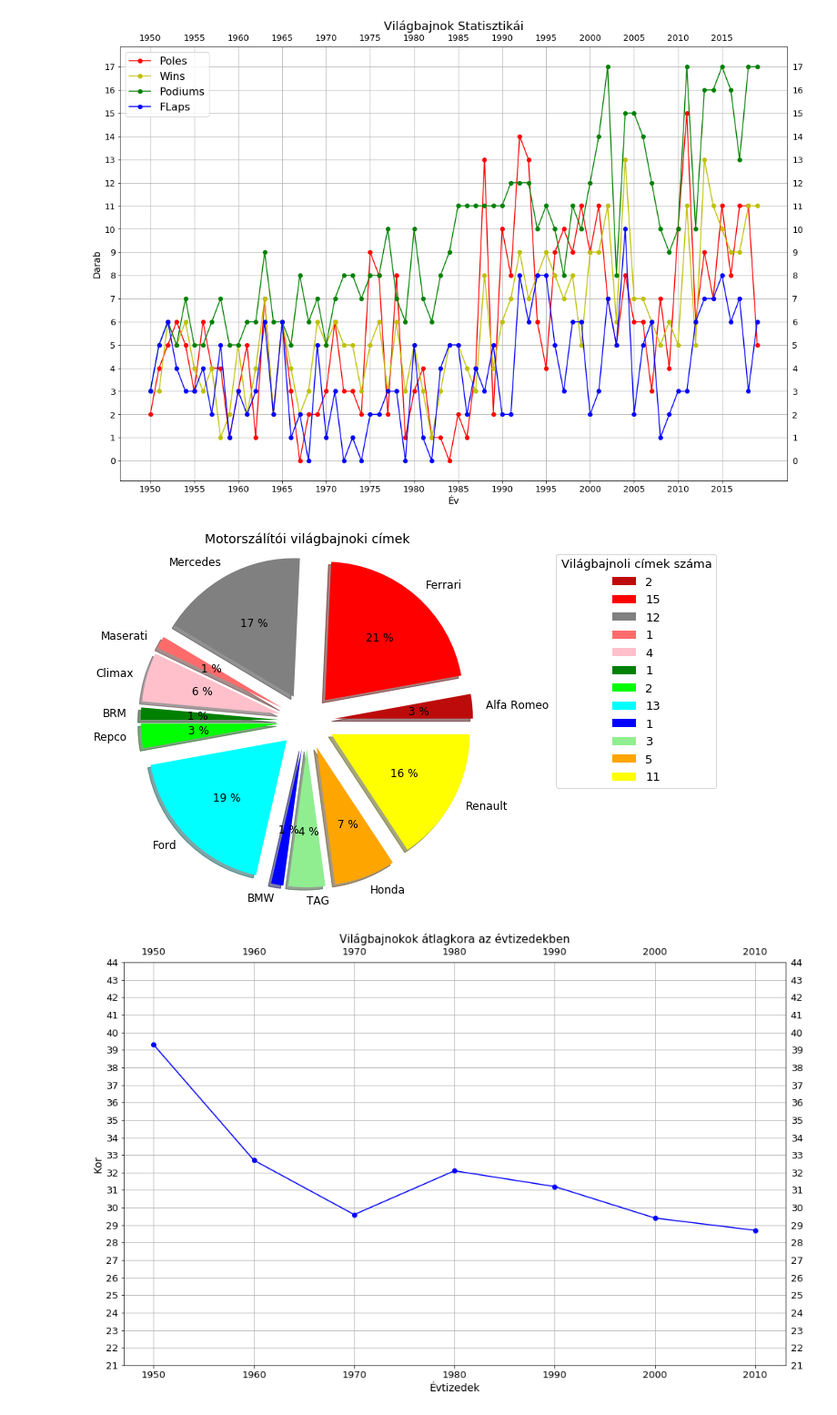
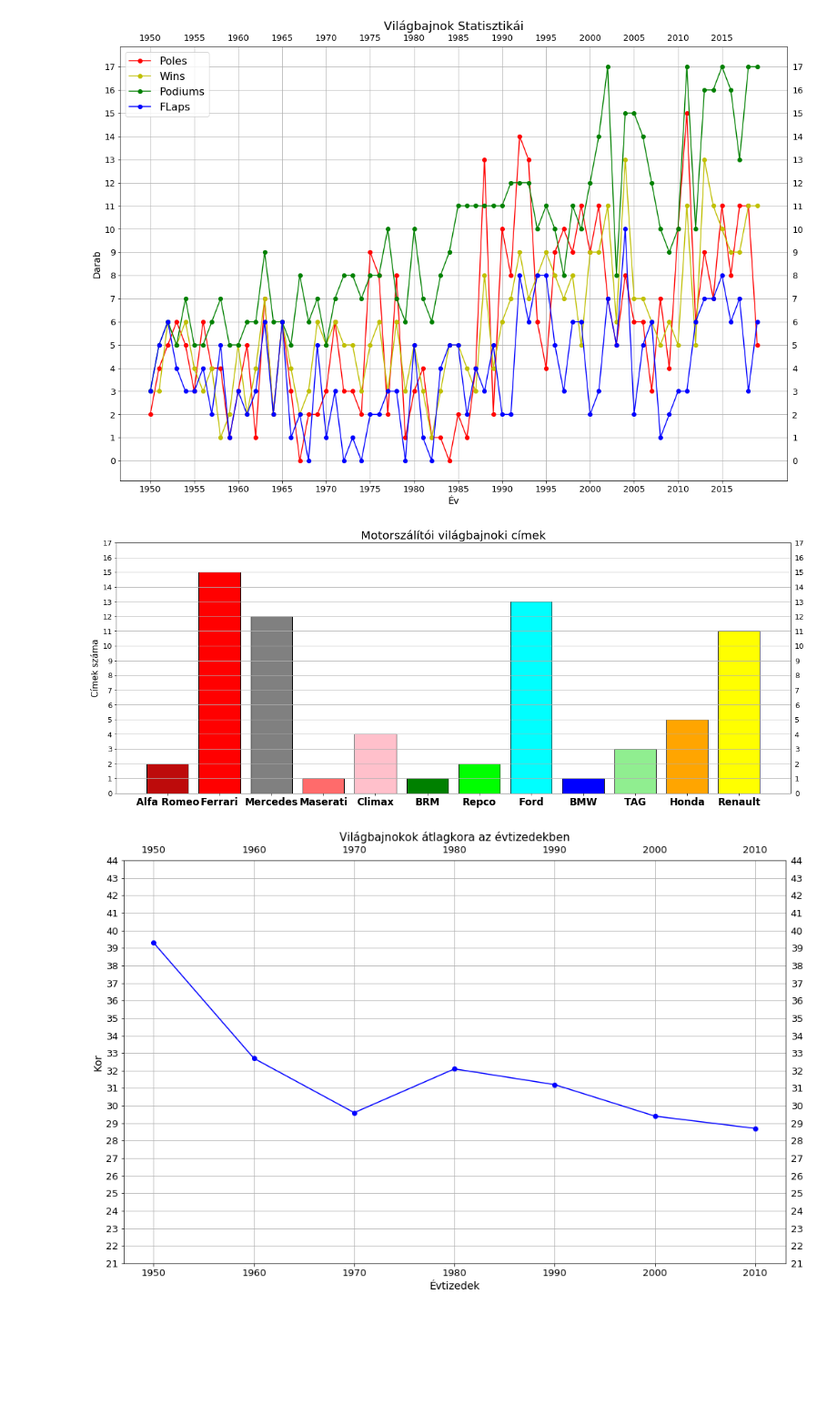
Before and after one commit to AwenTadorZ/Temalabor, a Jupyter notebook: Ötlet03/TemaLab3F1.ipynb, the cells around one changed output. Shown: that part at 91% size. Saved outputs shown, nothing was run; the diff lists cells and outputs as text; code cells hidden in the pictures; blank space fills up the shorter version.

```diff
--- a/Ötlet03/TemaLab3F1.ipynb
+++ b/Ötlet03/TemaLab3F1.ipynb
@@ -210,20 +210,23 @@ for j in Engine:
         db[10]=db[10]+1
     elif j == Engine1[11]:
         db[11]=db[11]+1
-# %%
-plt.figure(figsize=(15,7))
-colors = ["#bd0b0b", "red","grey","#ff6b6b", "pink","green","lime", "cyan","blue", "lightgreen","orange","yellow"]
-
-explode=[.2]*len(Engine1)
-plt.pie(db, labels=Engine1, colors=colors, autopct="%2.f %%", explode=explode, shadow=True, radius=1,textprops={'fontsize': 12})
-
-plt.legend(db,title="Világbajnoli címek száma",bbox_to_anchor=(1.7,1))
-
-
-plt.title("Motorszálítói világbajnoki címek",fontsize=14)
-plt.show()
-# %% [output]
-[figure, removed]
+# %%
+plt.figure(figsize=(21,8))
+color = ["#bd0b0b", "red","grey","#ff6b6b", "pink","green","lime", "cyan","blue", "lightgreen","orange","yellow"]
+long=np.arange(len(Engine1))
+
+plt.bar(long,db,color=color,edgecolor="black")
+plt.yticks(np.arange(0,18,step=1))
+plt.xticks(long, Engine1, color='black', fontweight='bold', fontsize='17')
+plt.tick_params(labelright=True)
+
+plt.ylabel("Címek száma",fontsize=15,color="black")
+plt.title("Motorszálítói világbajnoki címek",fontsize=20)
+plt.grid(axis="y")
+
+plt.show()
+# %% [output]
+[figure, added]
 # %%
 AgeDecade=[]
 i=0
```
Also changed, not shown: parts of 1 cell of this notebook.
